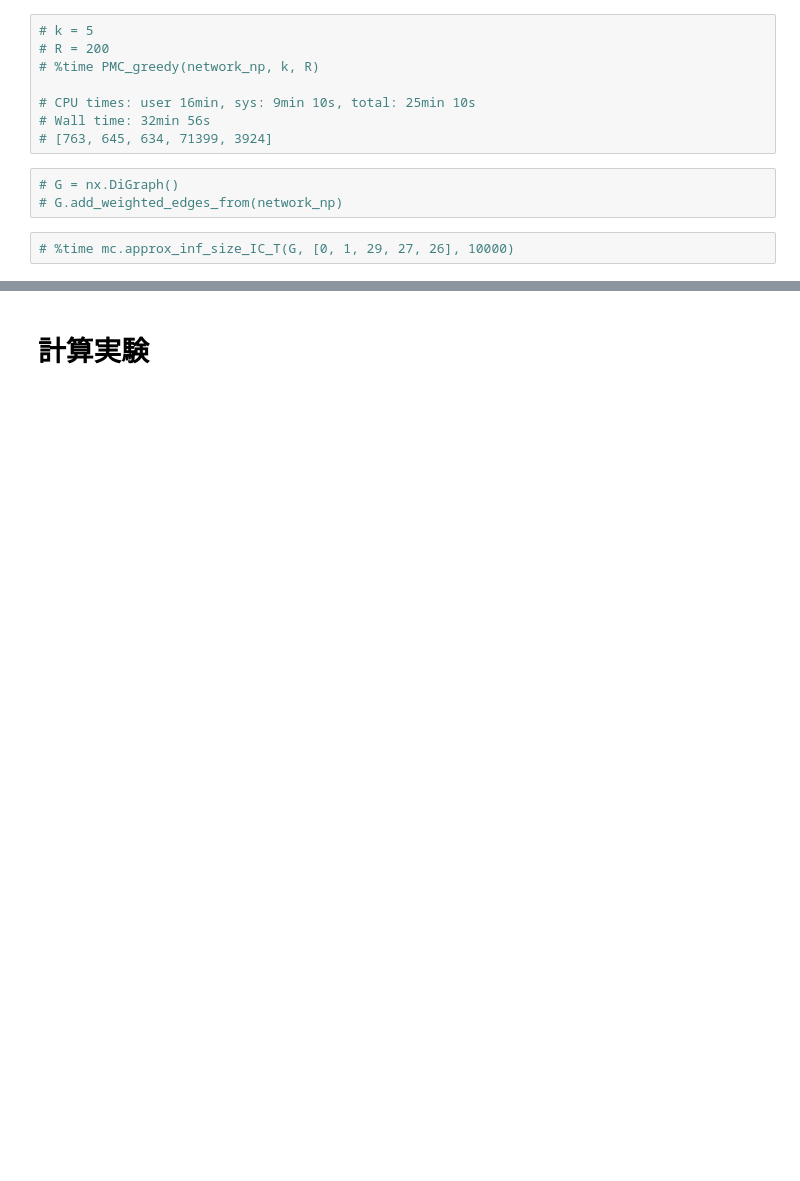
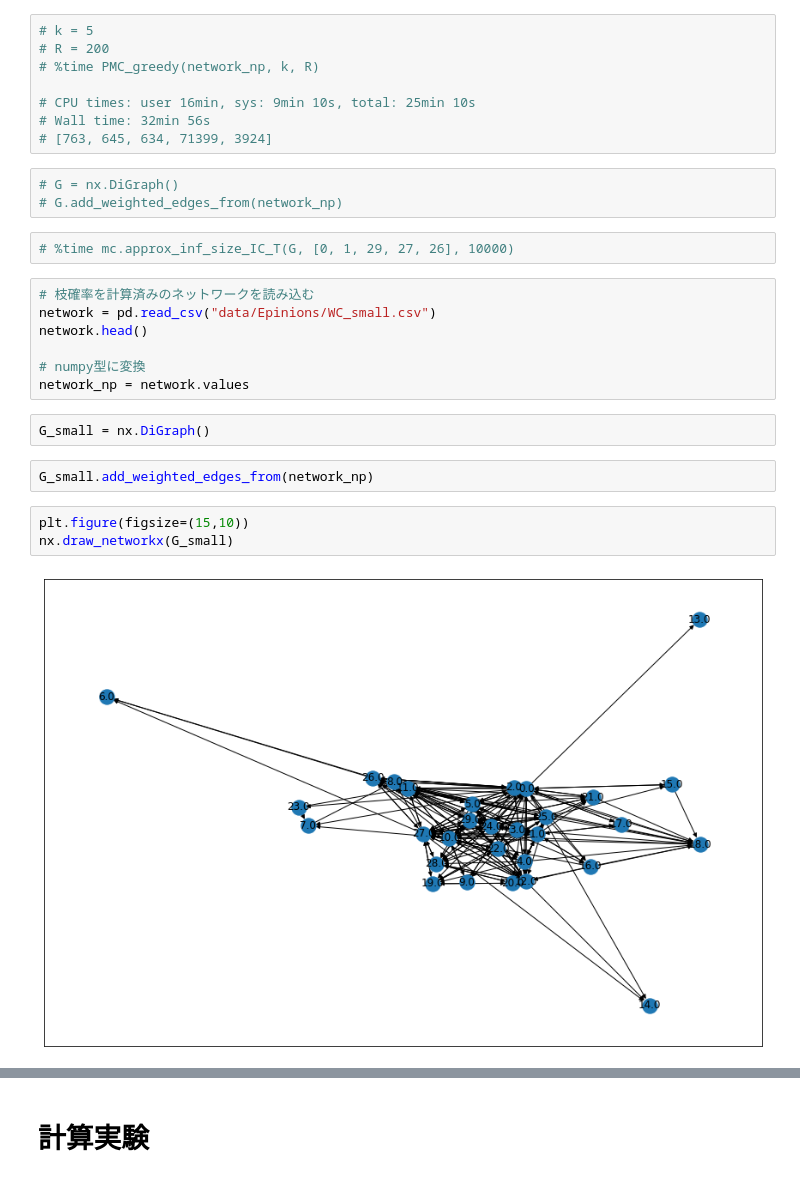
Before and after one commit to plue1011/code, a Jupyter notebook: PMC.ipynb, the cells around one changed output, grey strips where cells are left out. Drawn from its saved outputs; the diff is of its cells as text; blank space fills up the shorter version.

```diff
--- a/PMC.ipynb
+++ b/PMC.ipynb
@@ -252,3 +304,19 @@ def PMC_greedy(network_np, k, R):
 # G.add_weighted_edges_from(network_np)
 # %%
 # %time mc.approx_inf_size_IC_T(G, [0, 1, 29, 27, 26], 10000)
+# %%
+# 枝確率を計算済みのネットワークを読み込む
+network = pd.read_csv("data/Epinions/WC_small.csv")
+network.head()
+
+# numpy型に変換
+network_np = network.values
+# %%
+G_small = nx.DiGraph()
+# %%
+G_small.add_weighted_edges_from(network_np)
+# %%
+plt.figure(figsize=(15,10))
+nx.draw_networkx(G_small)
+# %% [output]
+[figure, added]
```
Also changed, not shown: parts of 32 cells of this notebook.
